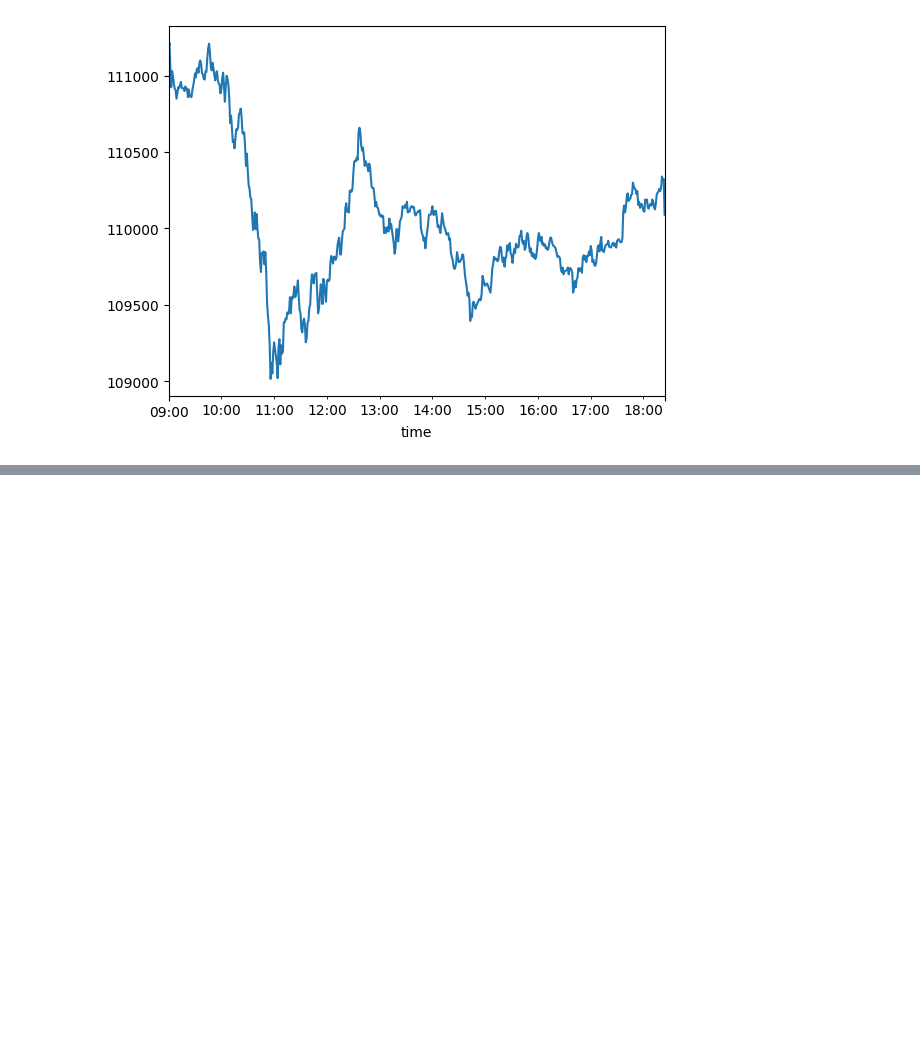
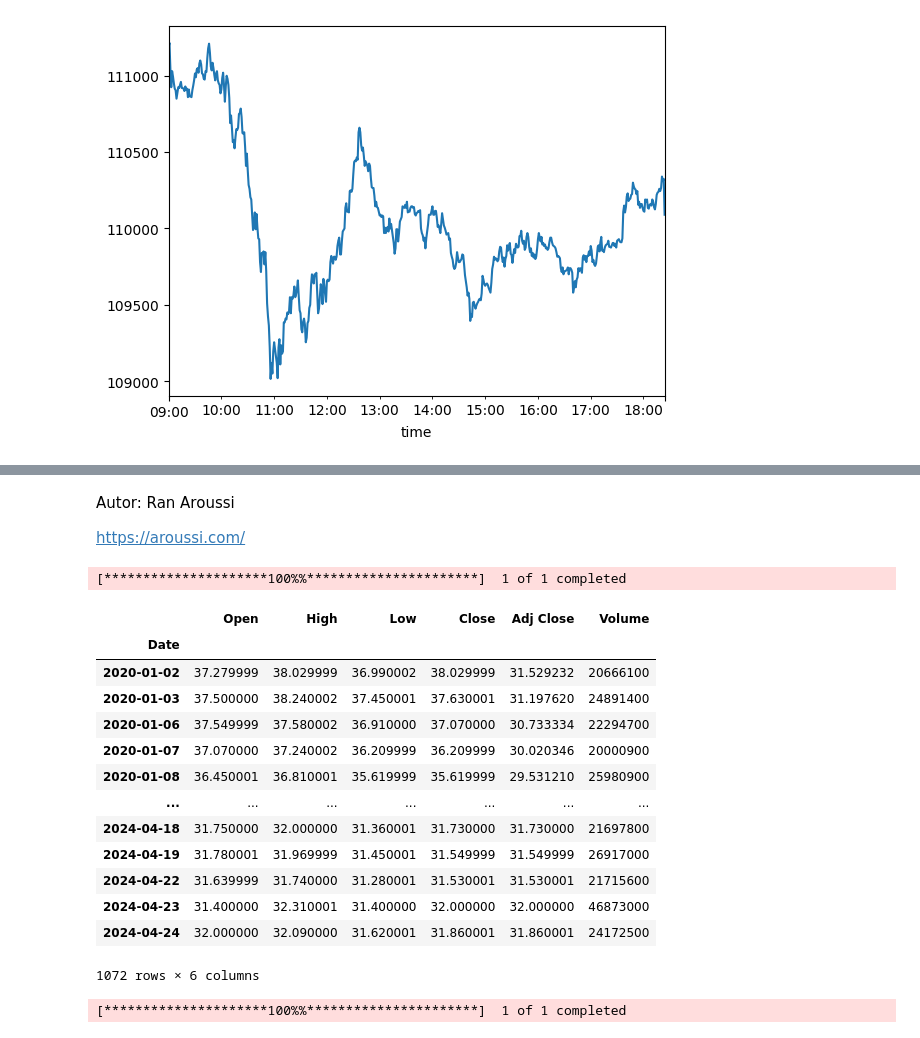
Before and after one commit to ChibanaT/Study_Area, a Jupyter notebook: Python/Data_Trading/Modulo 2/Modulo 2 - Manipulacao de Dados com Python.ipynb, the cells around one changed output, grey strips where cells are left out. Saved outputs shown, nothing was run; the diff lists cells and outputs as text; code cells hidden in the pictures; blank space fills up the shorter version.

```diff
--- a/Python/Data_Trading/Modulo 2/Modulo 2 - Manipulacao de Dados com Python.ipynb
+++ b/Python/Data_Trading/Modulo 2/Modulo 2 - Manipulacao de Dados com Python.ipynb
@@ -407,0 +414,4 @@ win.close.plot();
+# %% [markdown]
+Autor: Ran Aroussi
+
+https://aroussi.com/
@@ -407,0 +420,22 @@ win.close.plot();
+# %%
+yf.download('ITUB4.SA', start = '2020-01-01')
+# %% [output]
+[*********************100%%**********************]  1 of 1 completed
+|  | Open | High | Low | Close | Adj Close | Volume |
+| Date |  |  |  |  |  |  |
+| 2020-01-02 | 37.279999 | 38.029999 | 36.990002 | 38.029999 | 31.529232 | 20666100 |
+| 2020-01-03 | 37.500000 | 38.240002 | 37.450001 | 37.630001 | 31.197620 | 24891400 |
+| 2020-01-06 | 37.549999 | 37.580002 | 36.910000 | 37.070000 | 30.733334 | 22294700 |
+| 2020-01-07 | 37.070000 | 37.240002 | 36.209999 | 36.209999 | 30.020346 | 20000900 |
+| 2020-01-08 | 36.450001 | 36.810001 | 35.619999 | 35.619999 | 29.531210 | 25980900 |
+| ... | ... | ... | ... | ... | ... | ... |
+| 2024-04-18 | 31.750000 | 32.000000 | 31.360001 | 31.730000 | 31.730000 | 21697800 |
+| 2024-04-19 | 31.780001 | 31.969999 | 31.450001 | 31.549999 | 31.549999 | 26917000 |
+| 2024-04-22 | 31.639999 | 31.740000 | 31.280001 | 31.530001 | 31.530001 | 21715600 |
+| 2024-04-23 | 31.400000 | 32.310001 | 31.400000 | 32.000000 | 32.000000 | 46873000 |
+| 2024-04-24 | 32.000000 | 32.090000 | 31.620001 | 31.860001 | 31.860001 | 24172500 |
+1072 rows × 6 columns
+# %%
+itub4 = yf.download('ITUB4.SA', period = 'max')
+# %% [output]
+[*********************100%%**********************]  1 of 1 completed
```
Also changed, not shown: parts of 35 cells of this notebook, 4 other files.
